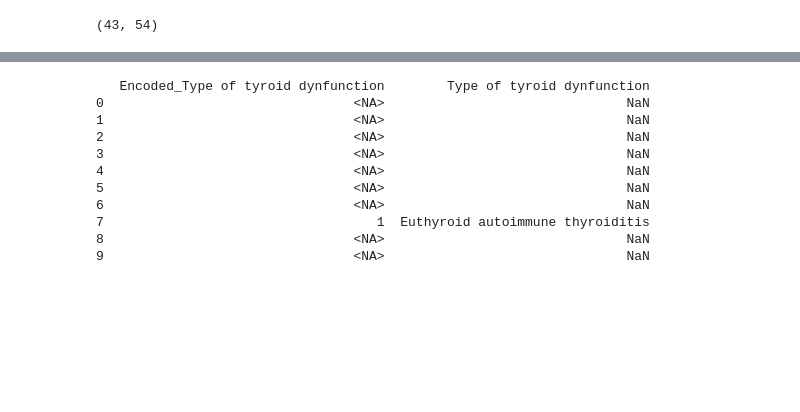
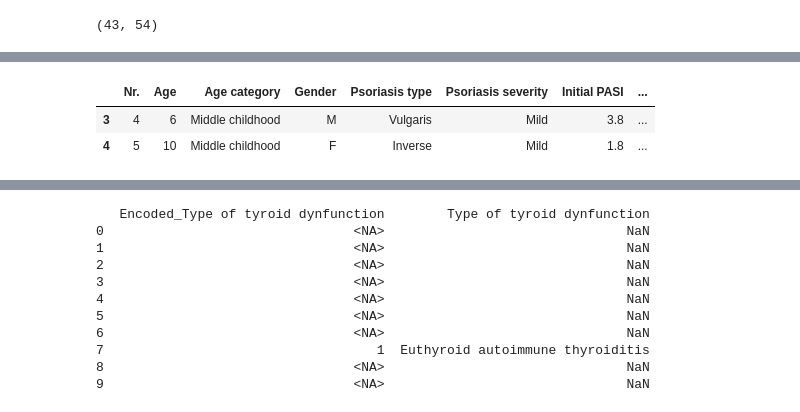
Before and after one commit to APstats-labs/labs, a Jupyter notebook: SA_C3.ipynb, the cells around one changed output, grey strips where cells are left out. Saved outputs shown, nothing was run; the diff lists cells and outputs as text; code cells hidden in the pictures; blank space fills up the shorter version.

```diff
--- a/SA_C3.ipynb
+++ b/SA_C3.ipynb
@@ -208,3 +249,7 @@ data_homa_mode_indicator.shape
 # %%
 pd.set_option('display.max_columns', None)
-data_homa
+data_homa_mode_indicator[3:5] ###look towards the end of the table
+# %% [output]
+|  | Nr. | Age | Age category | Gender | Psoriasis type | Psoriasis severity | Initial PASI | ... |
+| 3 | 4 | 6 | Middle childhood | M | Vulgaris | Mild | 3.8 | ... |
+| 4 | 5 | 10 | Middle childhood | F | Inverse | Mild | 1.8 | ... |
```
Also changed, not shown: parts of 90 cells of this notebook.
